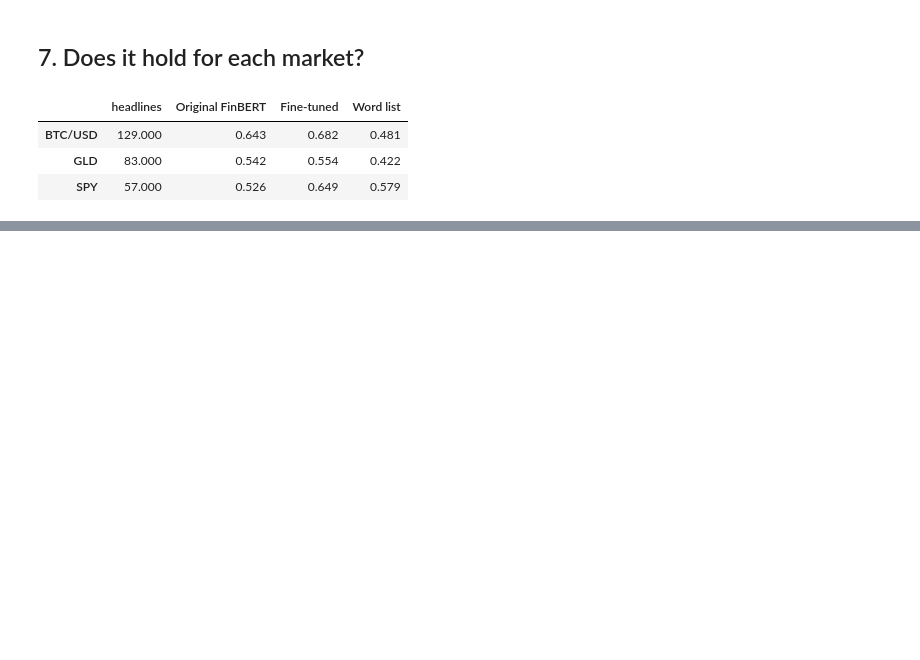
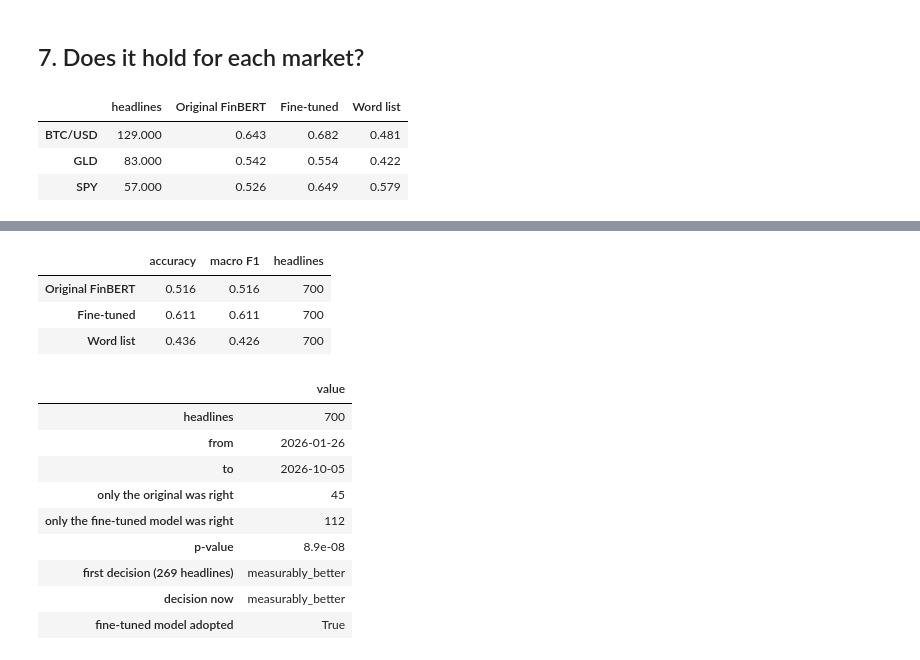
Before and after one commit to LouSens/RADAR, a Jupyter notebook: notebooks/06_sentiment_finetuning.ipynb, the cells around one changed output, grey strips where cells are left out. Saved outputs shown, nothing was run; the diff lists cells and outputs as text; code cells hidden in the pictures; blank space fills up the shorter version.

```diff
--- a/notebooks/06_sentiment_finetuning.ipynb
+++ b/notebooks/06_sentiment_finetuning.ipynb
@@ -335,0 +352,42 @@ pd.DataFrame(by_market).T
+# %%
+replication = record.get("replication")
+if replication is None:
+    print("The larger test has not been run yet.")
+else:
+    display(pd.DataFrame(
+        {
+            "Original FinBERT": {"accuracy": replication["base"]["accuracy"], "macro F1": replication["base"]["macro_f1"]},
+            "Fine-tuned": {"accuracy": replication["fine_tuned"]["accuracy"], "macro F1": replication["fine_tuned"]["macro_f1"]},
+            **({"Word list": {"accuracy": replication["baseline"]["accuracy"], "macro F1": replication["baseline"]["macro_f1"]}} if "baseline" in replication else {}),
+        }
+    ).T.assign(headlines=replication["n"]))
+    comparison2 = replication["comparison"]
+    display(pd.Series(
+        {
+            "headlines": replication["n"],
+            "from": replication["first"],
+            "to": replication["last"],
+            "only the original was right": comparison2["only_first_right"],
+            "only the fine-tuned model was right": comparison2["only_second_right"],
+            "p-value": f"{comparison2['p_value']:.2g}",
+            "first decision (269 headlines)": record.get("first_decision", {}).get("reason"),
+            "decision now": record["reason"],
+            "fine-tuned model adopted": record["adopted"],
+        },
+        name="value",
+    ).to_frame())
+# %% [output]
+|  | accuracy | macro F1 | headlines |
+| Original FinBERT | 0.516 | 0.516 | 700 |
+| Fine-tuned | 0.611 | 0.611 | 700 |
+| Word list | 0.436 | 0.426 | 700 |
+|  | value |
+| headlines | 700 |
+| from | 2026-01-26 |
+| to | 2026-10-05 |
+| only the original was right | 45 |
+| only the fine-tuned model was right | 112 |
+| p-value | 8.9e-08 |
+| first decision (269 headlines) | measurably_better |
+| decision now | measurably_better |
+| fine-tuned model adopted | True |
```
Also changed, not shown: parts of 6 cells of this notebook, 9 other files.
